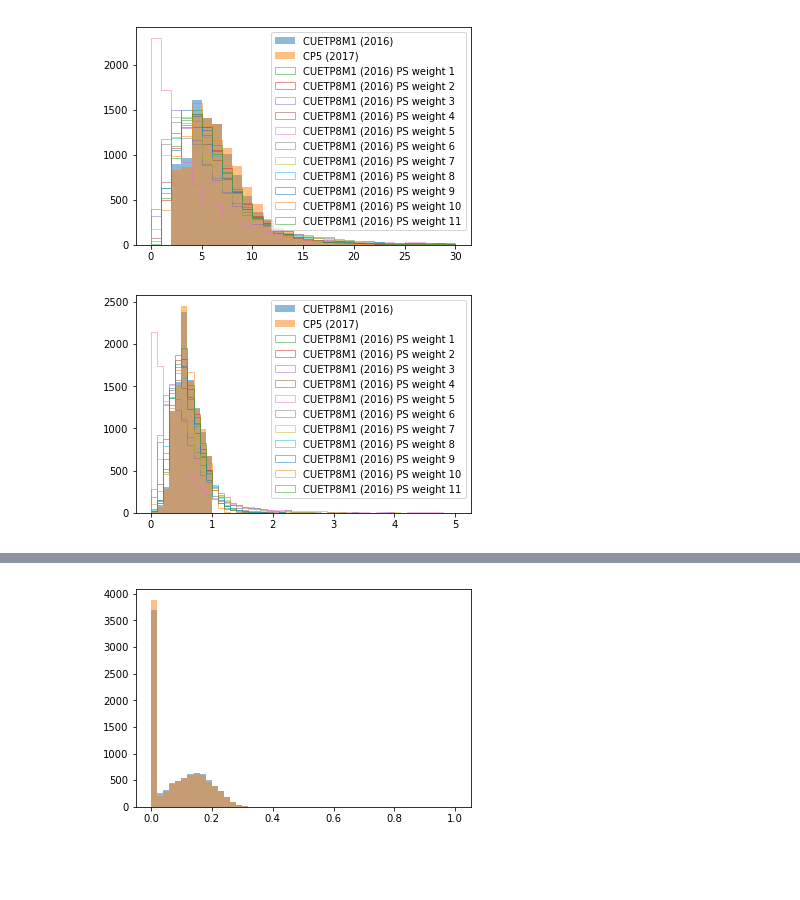
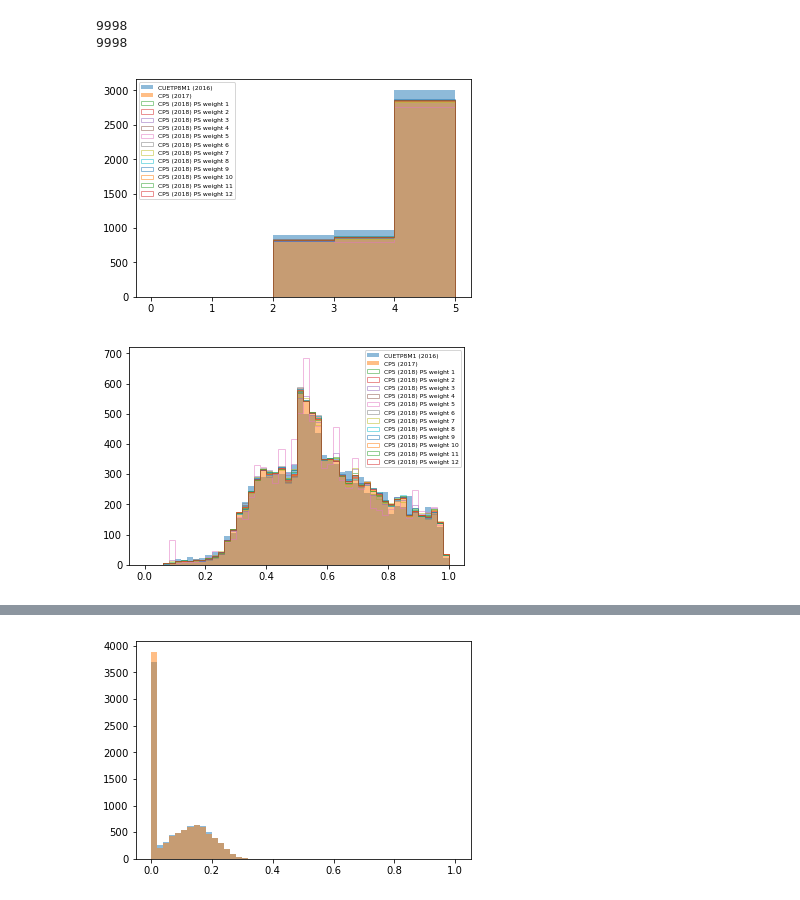
Before and after one commit to kdlong/MonoZprimeHadronizationStudy, a Jupyter notebook: MonoZprimeHadronizationStudy.ipynb, the cells around one changed output, grey strips where cells are left out. Cells and saved outputs as stored; diff of their text form; code cells hidden in the pictures; blank space fills up the shorter version.

Commit message:
Fix shower weight application

```diff
--- a/MonoZprimeHadronizationStudy.ipynb
+++ b/MonoZprimeHadronizationStudy.ipynb
@@ -53,32 +51,40 @@ def processEvents(events):
 # %%
 weights_cp5, num_constituents_cp5, leading_pdgids_cp5, pt1_frac_cp5, pt2_frac_cp5, pt3_frac_cp5, pt123_frac_cp5 = processEvents(pythiaCP5_events)
 weights, num_constituents, leading_pdgids, pt1_frac, pt2_frac, pt3_frac, pt123_frac = processEvents(pythiaCUETP8M1_events)
+# %%
+print len(weights_cp5)
+print len(num_constituents_cp5)
+# %% [output]
+9998
+9998
 # %%
 def makeVariationsPlot(var, weights, cp5_var, cp5_weights, bins, range, noPSweights=False):
     plt.hist(var, bins, range=range, histtype=('step' if noPSweights else 'bar'), alpha=0.5, label='CUETP8M1 (2016)');
     plt.hist(cp5_var, bins, range=range, histtype=('step' if noPSweights else 'bar'), alpha=0.5, label='CP5 (2017)');
     if not noPSweights:
-        plt.hist([entry[0][0]*entry[1] for entry in zip(weights, var)], bins, range=range, histtype='step', alpha=0.5, label='CUETP8M1 (2016) PS weight 1');
-        plt.hist([entry[0][1]*entry[1] for entry in zip(weights, var)], bins, range=range, histtype='step', alpha=0.5, label='CUETP8M1 (2016) PS weight 2');
-        plt.hist([entry[0][2]*entry[1] for entry in zip(weights, var)], bins, range=range, histtype='step', alpha=0.5, label='CUETP8M1 (2016) PS weight 3');
-        plt.hist([entry[0][3]*entry[1] for entry in zip(weights, var)], bins, range=range, histtype='step', alpha=0.5, label='CUETP8M1 (2016) PS weight 4');
-        plt.hist([entry[0][4]*entry[1] for entry in zip(weights, var)], bins, range=range, histtype='step', alpha=0.5, label='CUETP8M1 (2016) PS weight 5');
-        plt.hist([entry[0][5]*entry[1] for entry in zip(weights, var)], bins, range=range, histtype='step', alpha=0.5, label='CUETP8M1 (2016) PS weight 6');
-        plt.hist([entry[0][6]*entry[1] for entry in zip(weights, var)], bins, range=range, histtype='step', alpha=0.5, label='CUETP8M1 (2016) PS weight 7');
-        plt.hist([entry[0][7]*entry[1] for entry in zip(weights, var)], bins, range=range, histtype='step', alpha=0.5, label='CUETP8M1 (2016) PS weight 8');
-        plt.hist([entry[0][8]*entry[1] for entry in zip(weights, var)], bins, range=range, histtype='step', alpha=0.5, label='CUETP8M1 (2016) PS weight 9');
-        plt.hist([entry[0][9]*entry[1] for entry in zip(weights, var)], bins, range=range, histtype='step', alpha=0.5, label='CUETP8M1 (2016) PS weight 10');
-        plt.hist([entry[0][10]*entry[1] for entry in zip(weights, var)], bins, range=range, histtype='step', alpha=0.5, label='CUETP8M1 (2016) PS weight 11');
-        #plt.hist([entry[0][11]*entry[1] for entry in zip(weights, var)], bins, range=range, histtype='step', alpha=0.5, label='CUETP8M1 (2016) PS weight 12');
-    plt.legend()
+        plt.hist(cp5_var, bins, weights=[entry[0] for entry in cp5_weights], range=range, histtype='step', alpha=0.5, label='CP5 (2018) PS weight 1');
+        plt.hist(cp5_var, bins, weights=[entry[1] for entry in cp5_weights], range=range, histtype='step', alpha=0.5, label='CP5 (2018) PS weight 2');
+        plt.hist(cp5_var, bins, weights=[entry[2] for entry in cp5_weights], range=range, histtype='step', alpha=0.5, label='CP5 (2018) PS weight 3');
+        plt.hist(cp5_var, bins, weights=[entry[3] for entry in cp5_weights], range=range, histtype='step', alpha=0.5, label='CP5 (2018) PS weight 4');
+        plt.hist(cp5_var, bins, weights=[entry[4] for entry in cp5_weights], range=range, histtype='step', alpha=0.5, label='CP5 (2018) PS weight 5');
+        plt.hist(cp5_var, bins, weights=[entry[5] for entry in cp5_weights], range=range, histtype='step', alpha=0.5, label='CP5 (2018) PS weight 6');
+        plt.hist(cp5_var, bins, weights=[entry[6] for entry in cp5_weights], range=range, histtype='step', alpha=0.5, label='CP5 (2018) PS weight 7');
+        plt.hist(cp5_var, bins, weights=[entry[7] for entry in cp5_weights], range=range, histtype='step', alpha=0.5, label='CP5 (2018) PS weight 8');
+        plt.hist(cp5_var, bins, weights=[entry[8] for entry in cp5_weights], range=range, histtype='step', alpha=0.5, label='CP5 (2018) PS weight 9');
+        plt.hist(cp5_var, bins, weights=[entry[9] for entry in cp5_weights], range=range, histtype='step', alpha=0.5, label='CP5 (2018) PS weight 10');
+        plt.hist(cp5_var, bins, weights=[entry[10] for entry in cp5_weights], range=range, histtype='step', alpha=0.5, label='CP5 (2018) PS weight 11');
+        plt.hist(cp5_var, bins, weights=[entry[11] for entry in cp5_weights], range=range, histtype='step', alpha=0.5, label='CP5 (2018) PS weight 12');
+        plt.legend(prop={'size': 6})
+    else:
+        plt.legend()
     plt.show()
-makeVariationsPlot(num_constituents, weights, num_constituents_cp5, weights_cp5, 30, (0,30))
+makeVariationsPlot(num_constituents, weights, num_constituents_cp5, weights_cp5, 5, (0,5))
 # %% [output]
-[figure, old version]
+[figure, new version]
 # %%
-makeVariationsPlot(pt1_frac, weights, pt1_frac_cp5, weights_cp5, 50, (0,5))
+makeVariationsPlot(pt1_frac, weights, pt1_frac_cp5, weights_cp5, 50, (0,1))
 # %% [output]
-[figure, old version]
+[figure, new version]
 # %%
 plt.hist(pt2_frac, bins=50, range=(0,1));
 # %% [output]
```
Also changed, not shown: parts of 7 cells of this notebook, 1 other file.
